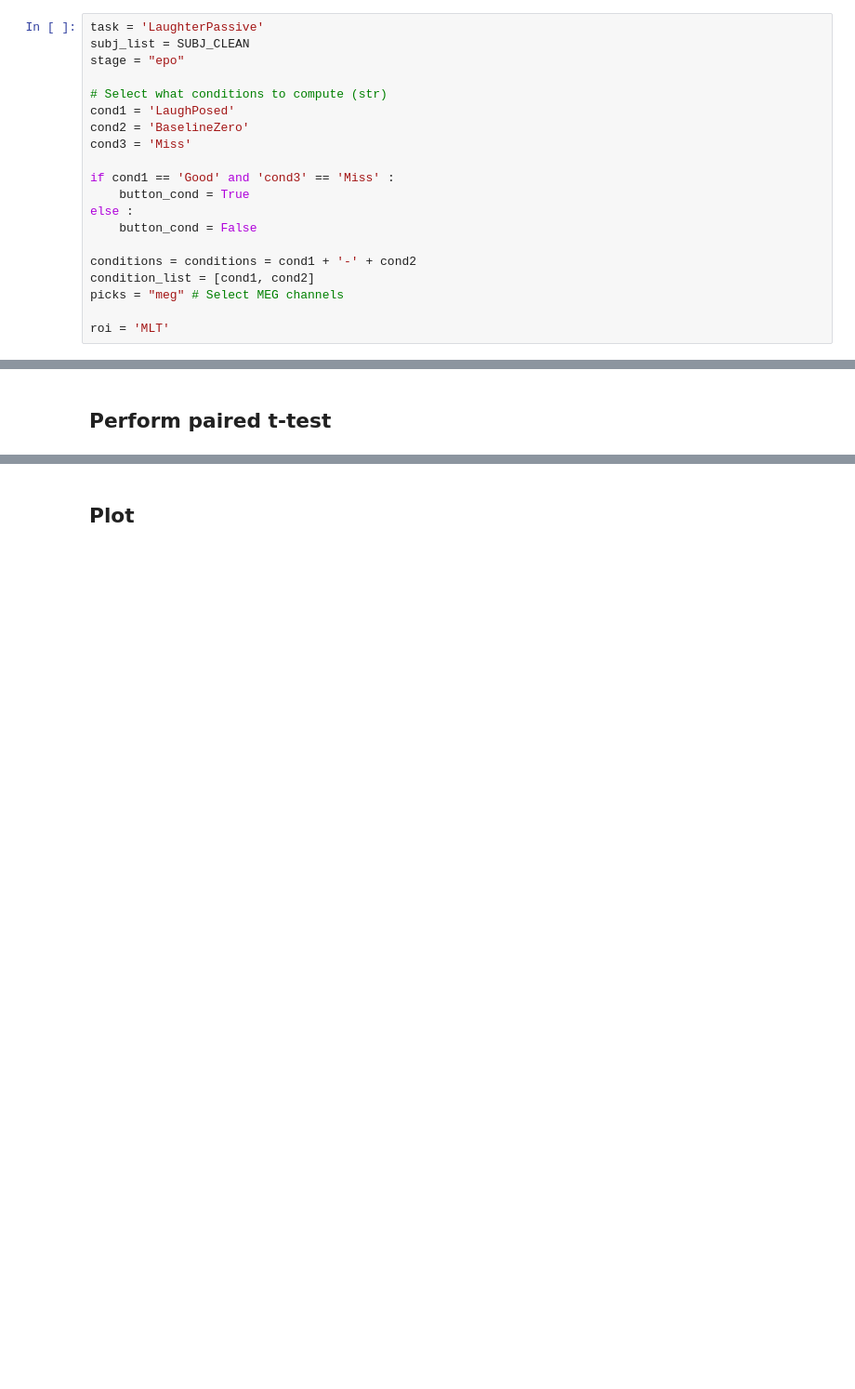
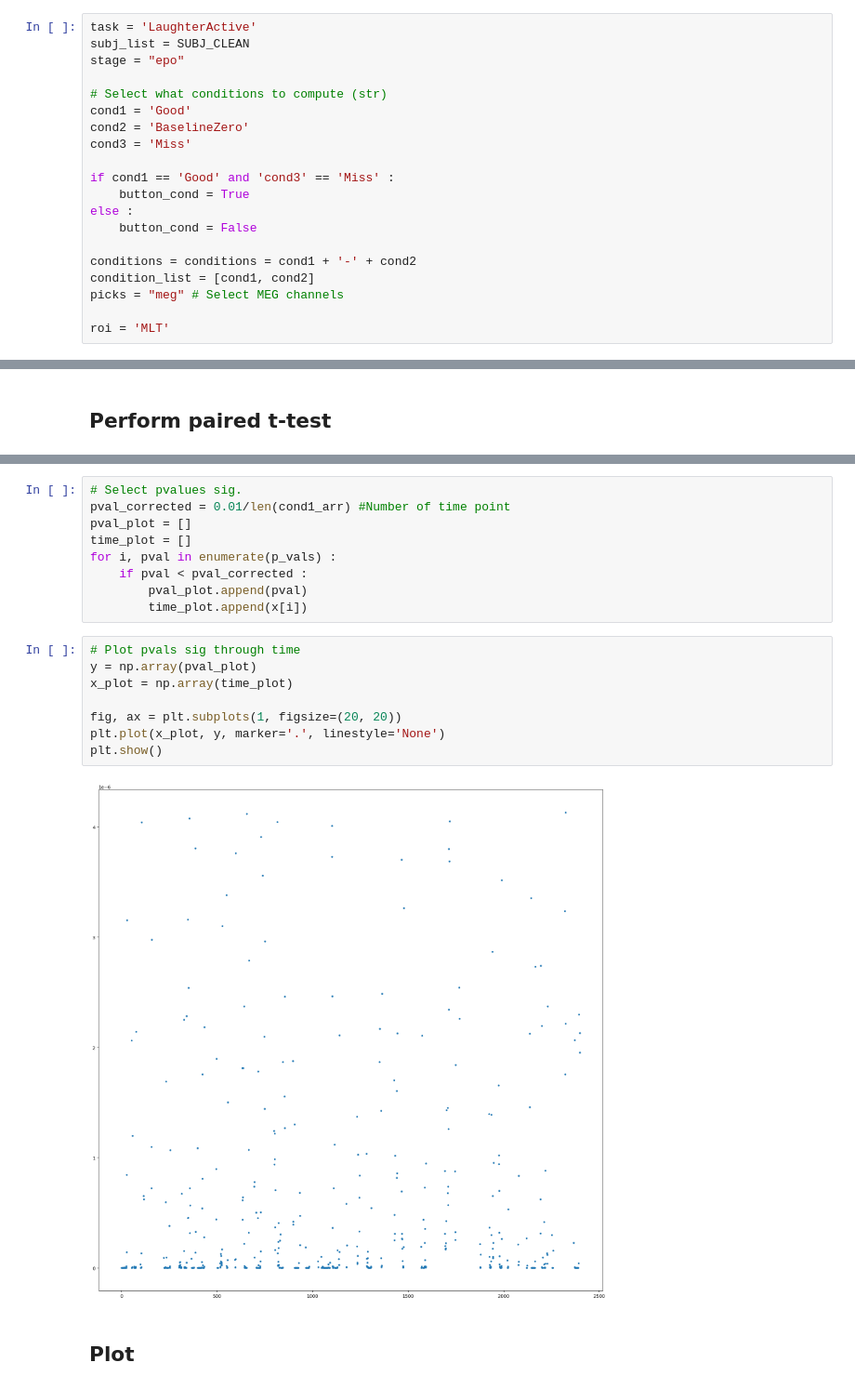
Before and after one commit to akifavcu/SoLaugh, a Jupyter notebook: notebook/erp_ttest_no_perm.ipynb, the cells around one changed output, grey strips where cells are left out. Shown: that part at 93% size. Cells and saved outputs as stored; diff of their text form; blank space fills up the shorter version.

```diff
--- a/notebook/erp_ttest_no_perm.ipynb
+++ b/notebook/erp_ttest_no_perm.ipynb
@@ -10,12 +18,12 @@ from mne.channels import find_ch_adjacency, make_1020_channel_selections
 # %% [markdown]
 ## Prepare data
 # %%
-task = 'LaughterPassive'
+task = 'LaughterActive'
 subj_list = SUBJ_CLEAN
 stage = "epo"
 
 # Select what conditions to compute (str)
-cond1 = 'LaughPosed'
+cond1 = 'Good'
 cond2 = 'BaselineZero'
 cond3 = 'Miss'
 
@@ -124,2 +172,21 @@ for tmin, tmax in time_windows:
+# %%
+# Select pvalues sig.
+pval_corrected = 0.01/len(cond1_arr) #Number of time point
+pval_plot = []
+time_plot = []
+for i, pval in enumerate(p_vals) :
+    if pval < pval_corrected :
+        pval_plot.append(pval)
+        time_plot.append(x[i])
+# %%
+# Plot pvals sig through time
+y = np.array(pval_plot)
+x_plot = np.array(time_plot)
+
+fig, ax = plt.subplots(1, figsize=(20, 20))
+plt.plot(x_plot, y, marker='.', linestyle='None')
+plt.show()
+# %% [output]
+[figure, added]
 # %% [markdown]
 ## Plot
```
Also changed, not shown: parts of 5 cells of this notebook, 1 other file.
